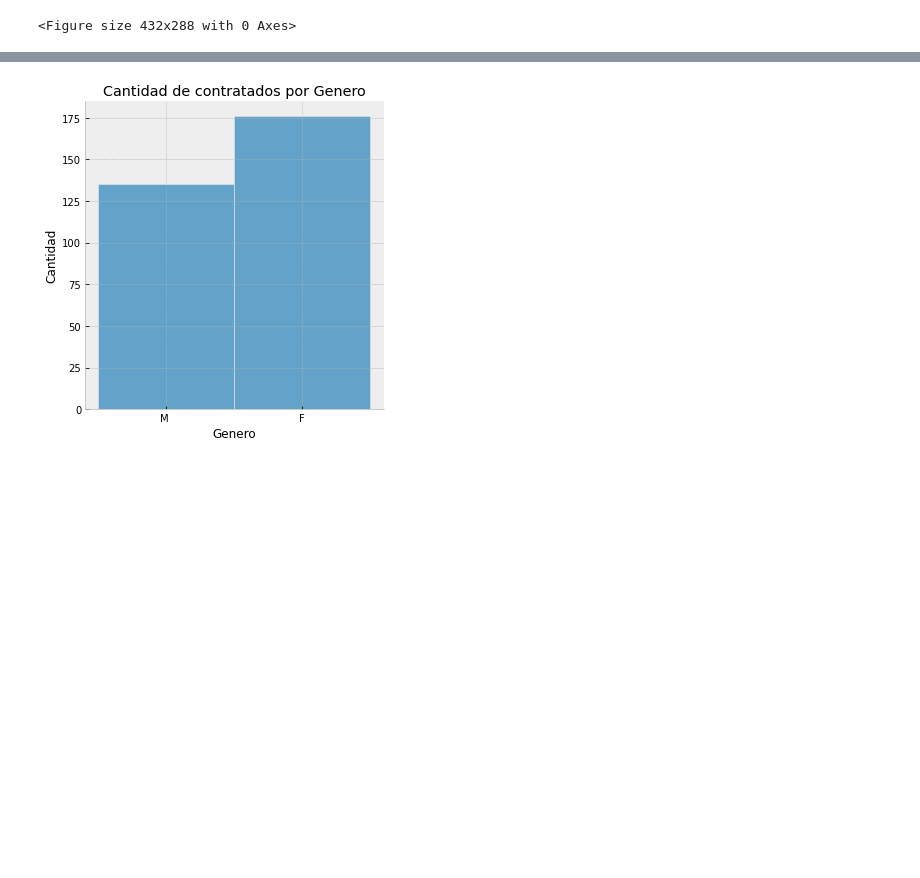
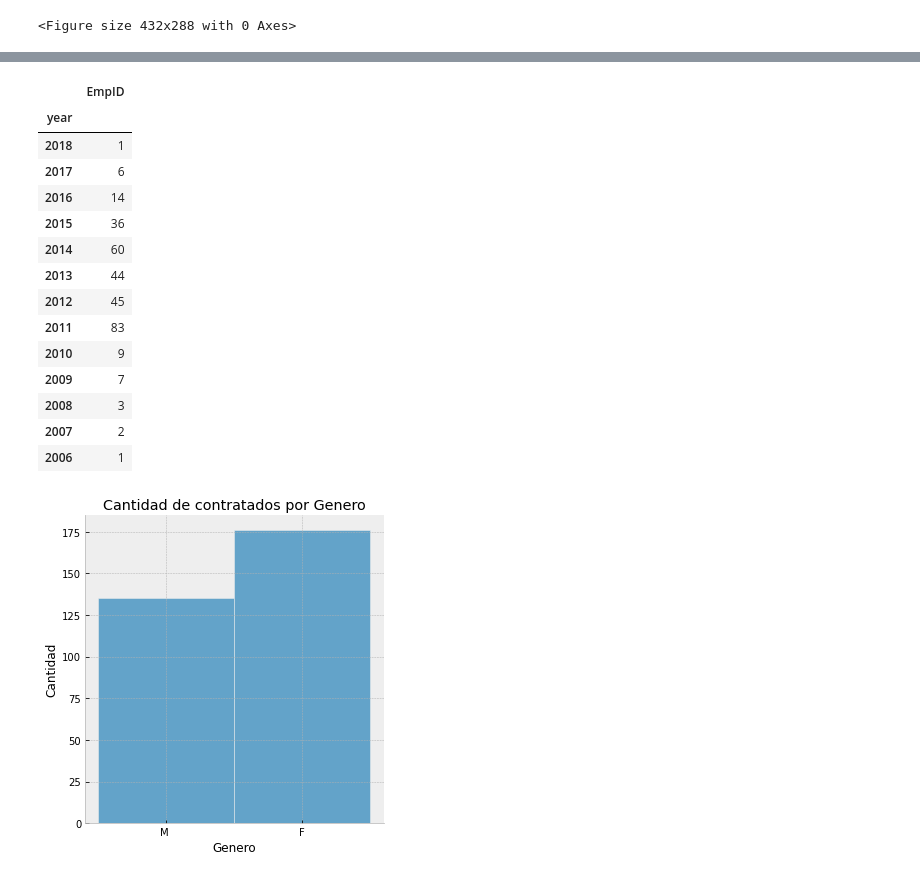
Before and after one commit to gabrielmazzitelli86/CoderHouse_Visualizaciones, a Jupyter notebook: Visualizacion+Mazzitelli Version 2.ipynb, the cells around one changed output, grey strips where cells are left out. Cells and saved outputs as stored; diff of their text form; code cells hidden in the pictures; blank space fills up the shorter version.

```diff
--- a/Visualizacion+Mazzitelli Version 2.ipynb
+++ b/Visualizacion+Mazzitelli Version 2.ipynb
@@ -86,2 +92,24 @@ df1=df1.count().sort_values(['year'], ascending=False)
+# %%
+##Agrupo contrataciones por año y las agrego
+df_contrataciones_por_año = df_employees[['EmpID', 'year']]
+df_contrataciones_por_año=df_contrataciones_por_año.groupby(['year'])
+df_contrataciones_por_año=df_contrataciones_por_año.count().sort_values(['year'], ascending=False)
+df_contrataciones_por_año.head(100)
+# %% [output]
+|  | EmpID |
+| year |  |
+| 2018 | 1 |
+| 2017 | 6 |
+| 2016 | 14 |
+| 2015 | 36 |
+| 2014 | 60 |
+| 2013 | 44 |
+| 2012 | 45 |
+| 2011 | 83 |
+| 2010 | 9 |
+| 2009 | 7 |
+| 2008 | 3 |
+| 2007 | 2 |
+| 2006 | 1 |
 # %%
 #cantidad de personas contratadas por genero
```
Also changed, not shown: parts of 11 cells of this notebook.
